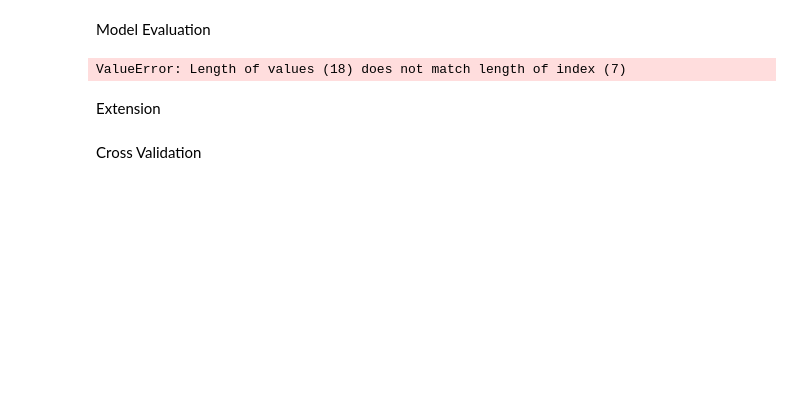
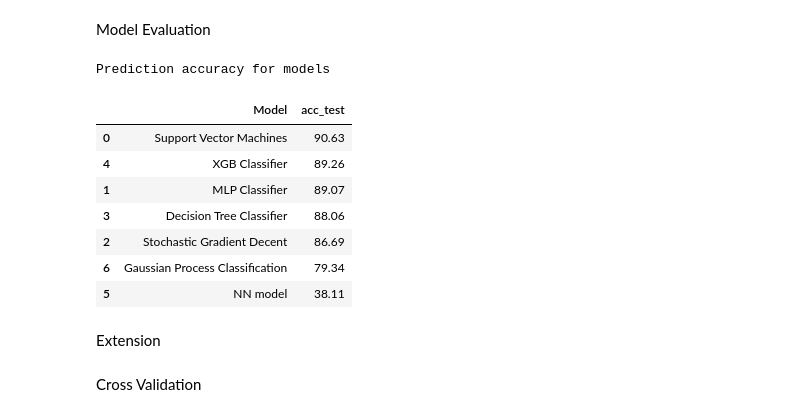
Before and after one commit to okechukwuchude/Predict-students--dropout-and-academic-success, a Jupyter notebook: Student prediction-Copy1.ipynb, the cells around one changed output. Cells and saved outputs as stored; diff of their text form; code cells hidden in the pictures; blank space fills up the shorter version.

```diff
--- a/Student prediction-Copy1.ipynb
+++ b/Student prediction-Copy1.ipynb
@@ -815,14 +814,20 @@ models = pd.DataFrame({
 for x in metrics_now:
     xs = metrics_all[x]
     models[xs + '_test'] = acc_all[(x-1)*2+1]
-    if xs == "acc":
-        models[xs + '_diff'] = models[xs + '_train'] - models[xs + '_test']
-# %% [output]
-ValueError: Length of values (18) does not match length of index (7)
 # %%
 print('Prediction accuracy for models')
 ms = metrics_all[metrics_now[1]] # the first from metrics
-models[['Model', ms + '_train', ms + '_test', 'acc_diff']].sort_values(by=[(ms + '_test'), (ms + '_train')], ascending=False)
+models[['Model',  ms + '_test']].sort_values(by=[(ms + '_test')], ascending=False)
+# %% [output]
+Prediction accuracy for models
+|  | Model | acc_test |
+| 0 | Support Vector Machines | 90.63 |
+| 4 | XGB Classifier | 89.26 |
+| 1 | MLP Classifier | 89.07 |
+| 3 | Decision Tree Classifier | 88.06 |
+| 2 | Stochastic Gradient Decent | 86.69 |
+| 6 | Gaussian Process Classification | 79.34 |
+| 5 | NN model | 38.11 |
 # %%
 pd.options.display.float_format = '{:,.2f}'.format
 # %%
```
Also changed, not shown: parts of 12 cells of this notebook.
